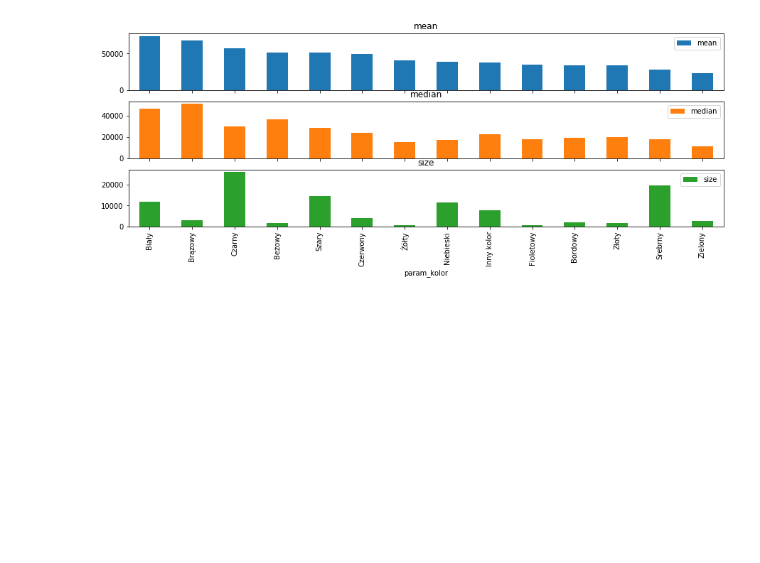
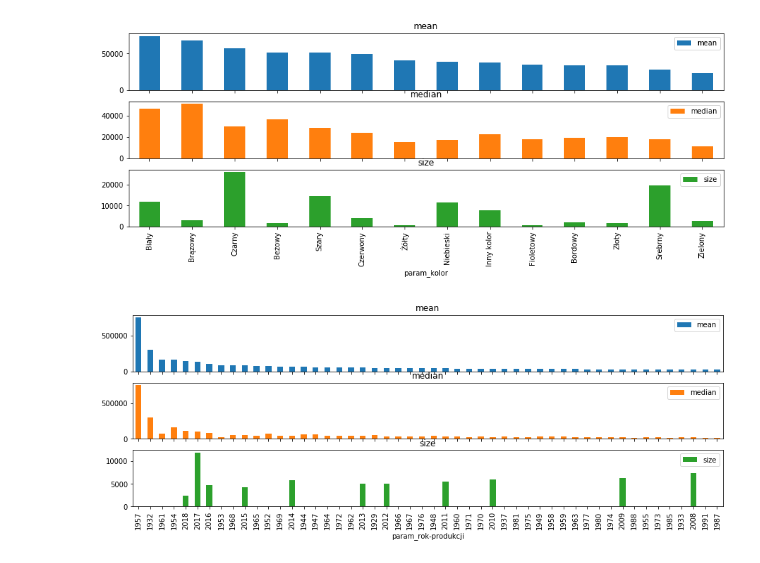
Before and after one commit to DamianJad/dw_matrix_car, a Jupyter notebook: Day2_visualization.ipynb, the cells around one changed output. Saved outputs shown, nothing was run; the diff lists cells and outputs as text; code cells hidden in the pictures; blank space fills up the shorter version.

Commit message:
add visualization

```diff
--- a/Day2_visualization.ipynb
+++ b/Day2_visualization.ipynb
@@ -98,3 +98,7 @@ group_and_barplot('param_kraj-pochodzenia');
 group_and_barplot('param_kolor');
 # %% [output]
 [figure]
+# %%
+group_and_barplot('param_rok-produkcji');
+# %% [output]
+[figure, added]
```
Also changed, not shown: parts of 1 cell of this notebook.
